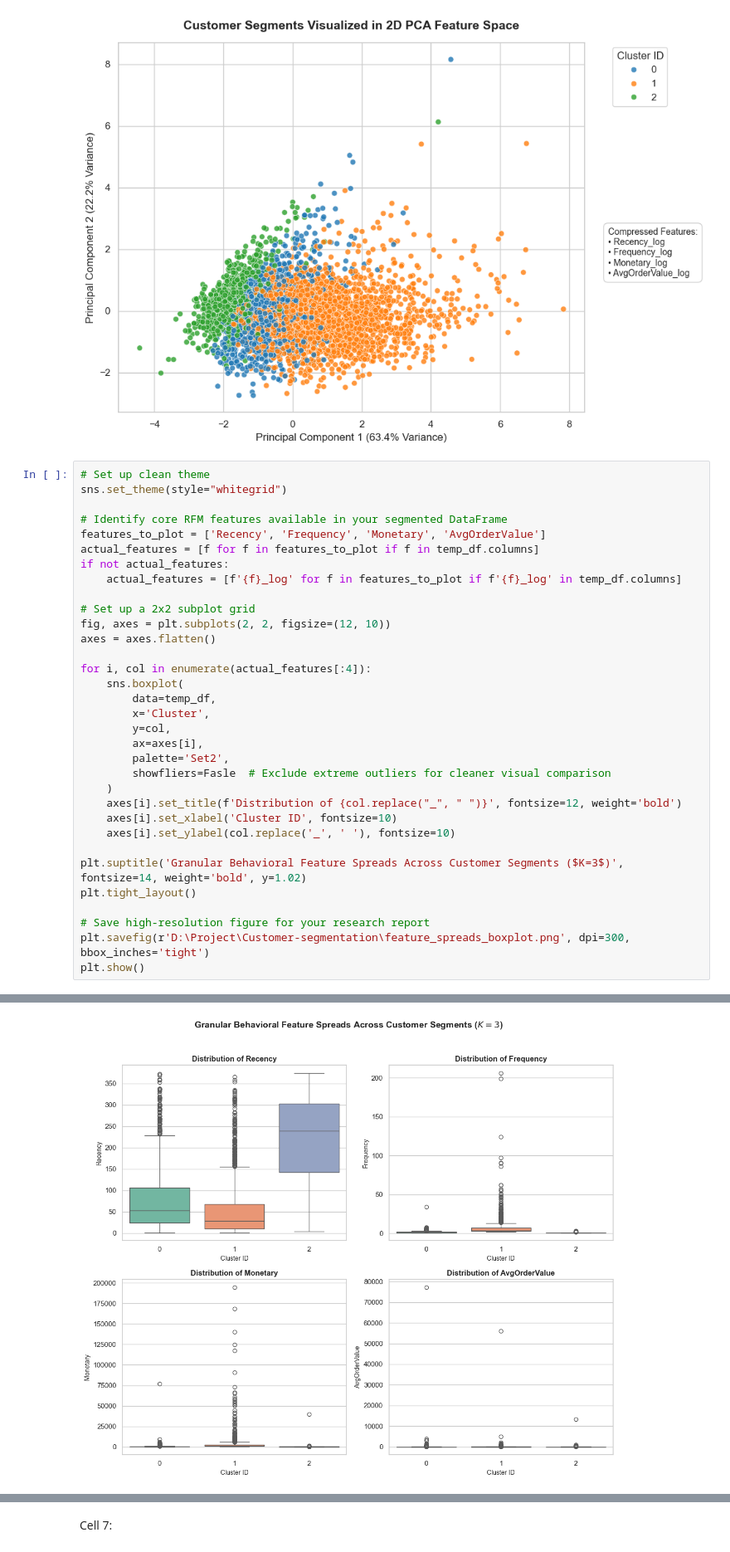
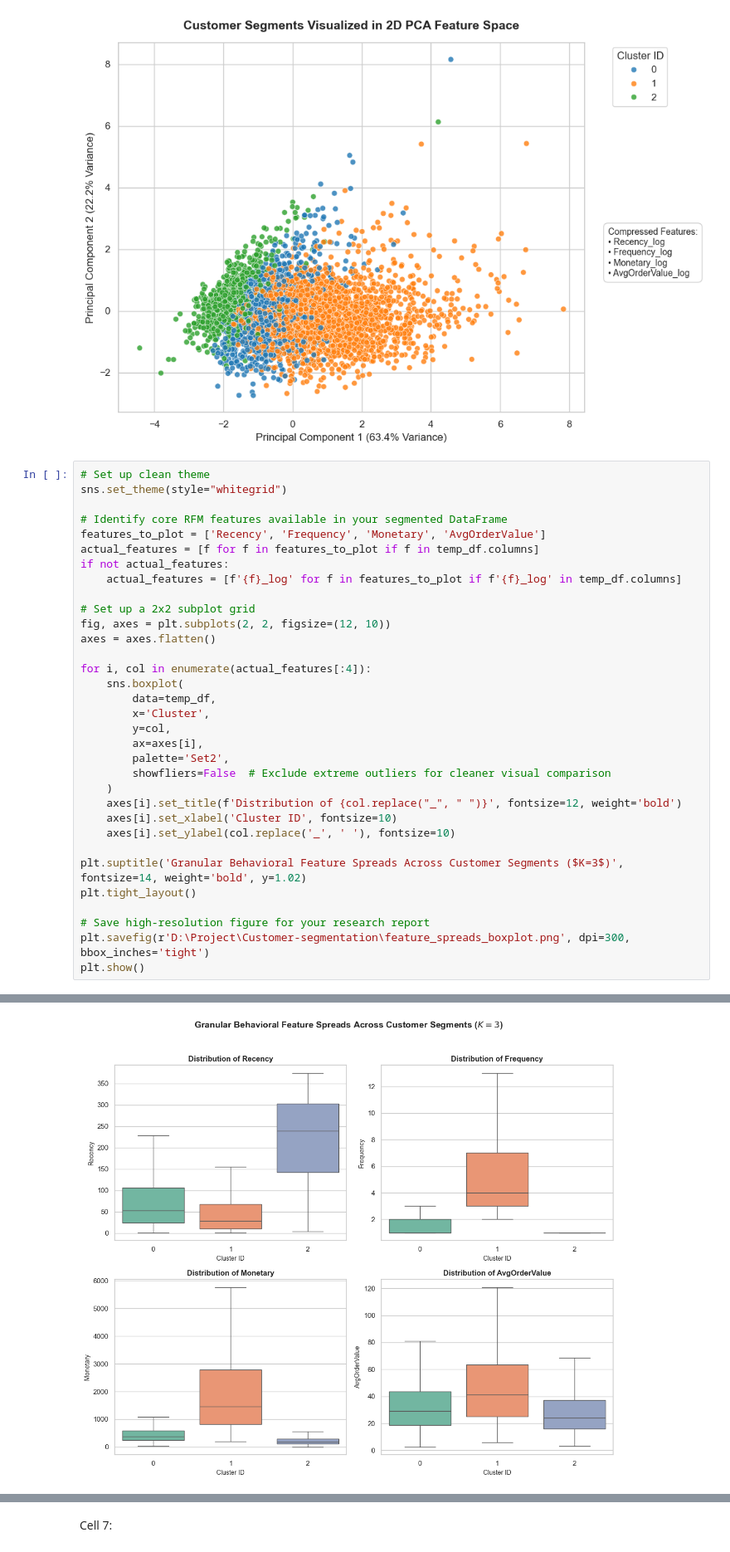
Before and after one commit to AbhinavMsh/E-CommerceCustomerSegmentationUsingDeepLearning, a Jupyter notebook: notebooks/04Graphs.ipynb, the cells around one changed output, grey strips where cells are left out. Shown at 83% size. Drawn from its saved outputs; the diff is of its cells as text.

```diff
--- a/notebooks/04Graphs.ipynb
+++ b/notebooks/04Graphs.ipynb
@@ -258,32 +258,32 @@ for i, col in enumerate(actual_features[:4]):
         y=col,
         ax=axes[i],
         palette='Set2',
-        showfliers=Fasle  # Exclude extreme outliers for cleaner visual comparison
+        showfliers=False  # Exclude extreme outliers for cleaner visual comparison
     )
     axes[i].set_title(f'Distribution of {col.replace("_", " ")}', fontsize=12, weight='bold')
     axes[i].set_xlabel('Cluster ID', fontsize=10)
     axes[i].set_ylabel(col.replace('_', ' '), fontsize=10)
 
 plt.suptitle('Granular Behavioral Feature Spreads Across Customer Segments ($K=3$)', fontsize=14, weight='bold', y=1.02)
 plt.tight_layout()
 
 # Save high-resolution figure for your research report
 plt.savefig(r'D:\Project\Customer-segmentation\feature_spreads_boxplot.png', dpi=300, bbox_inches='tight')
 plt.show()
 # %% [output]
 Passing `palette` without assigning `hue` is deprecated and will be removed in v0.14.0. Assign the `x` variable to `hue` and set `legend=False` for the same effect.
 
   sns.boxplot(
 
 Passing `palette` without assigning `hue` is deprecated and will be removed in v0.14.0. Assign the `x` variable to `hue` and set `legend=False` for the same effect.
 
   sns.boxplot(
 
 Passing `palette` without assigning `hue` is deprecated and will be removed in v0.14.0. Assign the `x` variable to `hue` and set `legend=False` for the same effect.
 
   sns.boxplot(
 
 Passing `palette` without assigning `hue` is deprecated and will be removed in v0.14.0. Assign the `x` variable to `hue` and set `legend=False` for the same effect.
 
   sns.boxplot(
-[figure, old version]
+[figure, new version]
```
Also changed, not shown: parts of 1 cell of this notebook, 2 other files.
